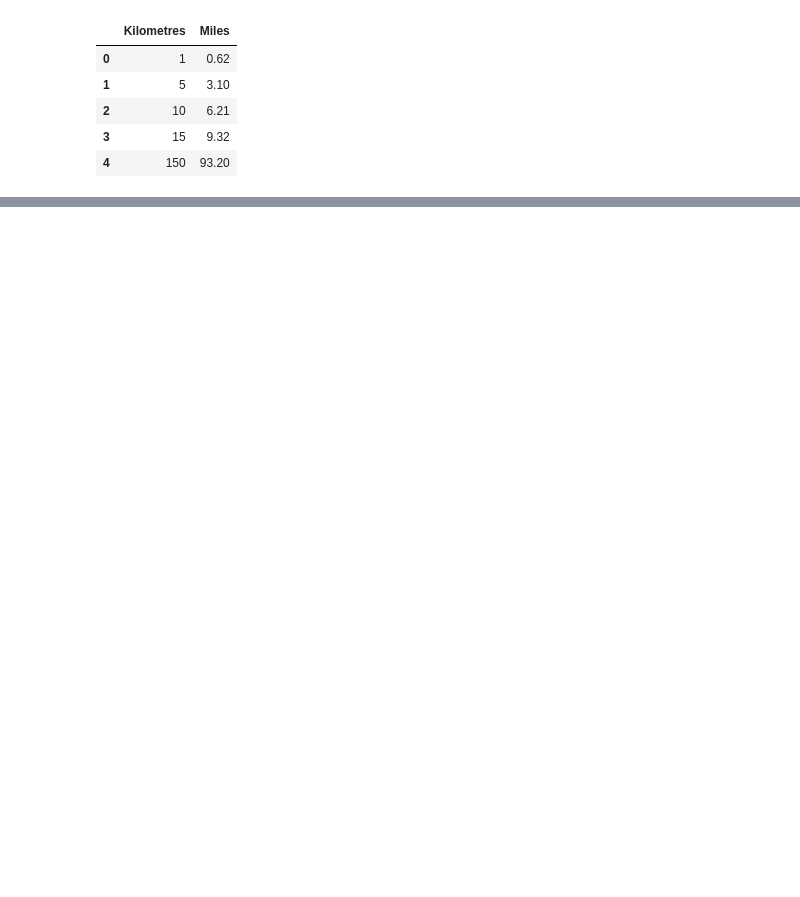
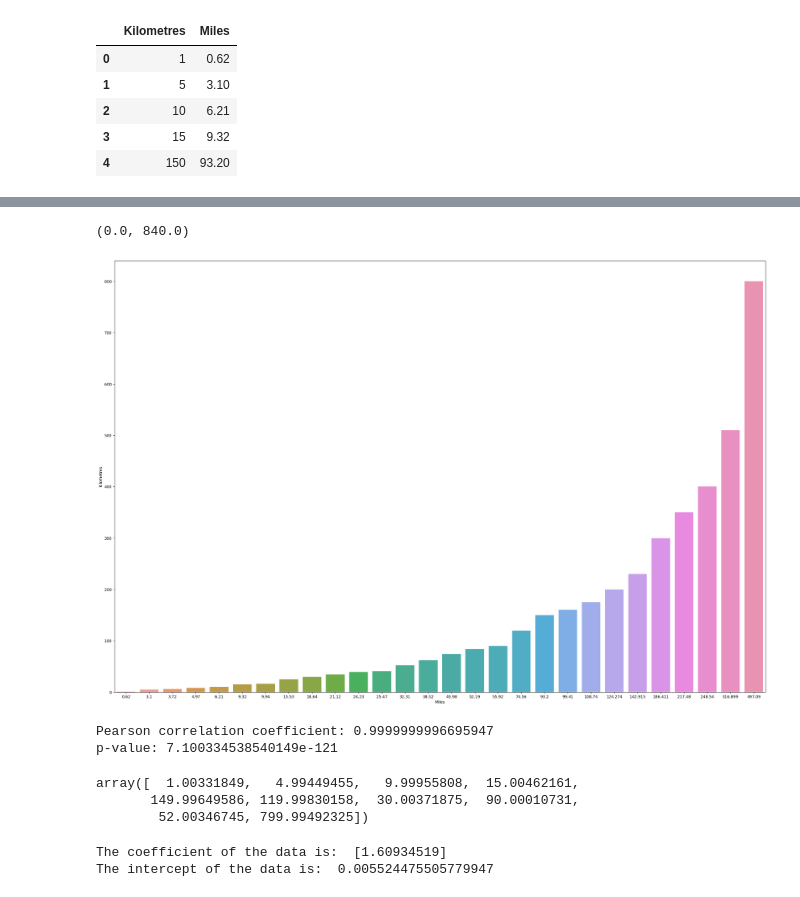
Before and after one commit to giusmahnn/NoteBook, a Jupyter notebook: ks data/ks.ipynb, the cells around one changed output, grey strips where cells are left out. Saved outputs shown, nothing was run; the diff lists cells and outputs as text; code cells hidden in the pictures; blank space fills up the shorter version.

```diff
--- a/ks data/ks.ipynb
+++ b/ks data/ks.ipynb
@@ -25,0 +45,35 @@ df.corr()
+# %%
+width = 30
+height = 20
+plt.figure(figsize=(width, height))
+sns.barplot(x='Miles', y='Kilometres', data=df)
+plt.ylim(0,)
+# %% [output]
+(0.0, 840.0)
+[figure, added]
+# %%
+x = df['Miles']
+y = df['Kilometres']
+pearson_coef, p_value = stats.pearsonr(x, y)
+print("Pearson correlation coefficient:", pearson_coef)
+print("p-value:", p_value)
+# %% [output]
+Pearson correlation coefficient: 0.9999999996695947
+p-value: 7.100334538540149e-121
+# %%
+lm = LinearRegression()
+X = df['Miles'].values.reshape(-1,1)
+y = df['Kilometres']
+lm.fit(X,y)
+Yhat = lm.predict(X)
+Yhat[0:10]
+# %% [output]
+array([  1.00331849,   4.99449455,   9.99955808,  15.00462161,
+       149.99649586, 119.99830158,  30.00371875,  90.00010731,
+        52.00346745, 799.99492325])
+# %%
+print('The coefficient of the data is: ',lm.coef_)
+print('The intercept of the data is: ',lm.intercept_)
+# %% [output]
+The coefficient of the data is:  [1.60934519]
+The intercept of the data is:  0.005524475505779947
```
Also changed, not shown: parts of 5 cells of this notebook, 7 other files.
